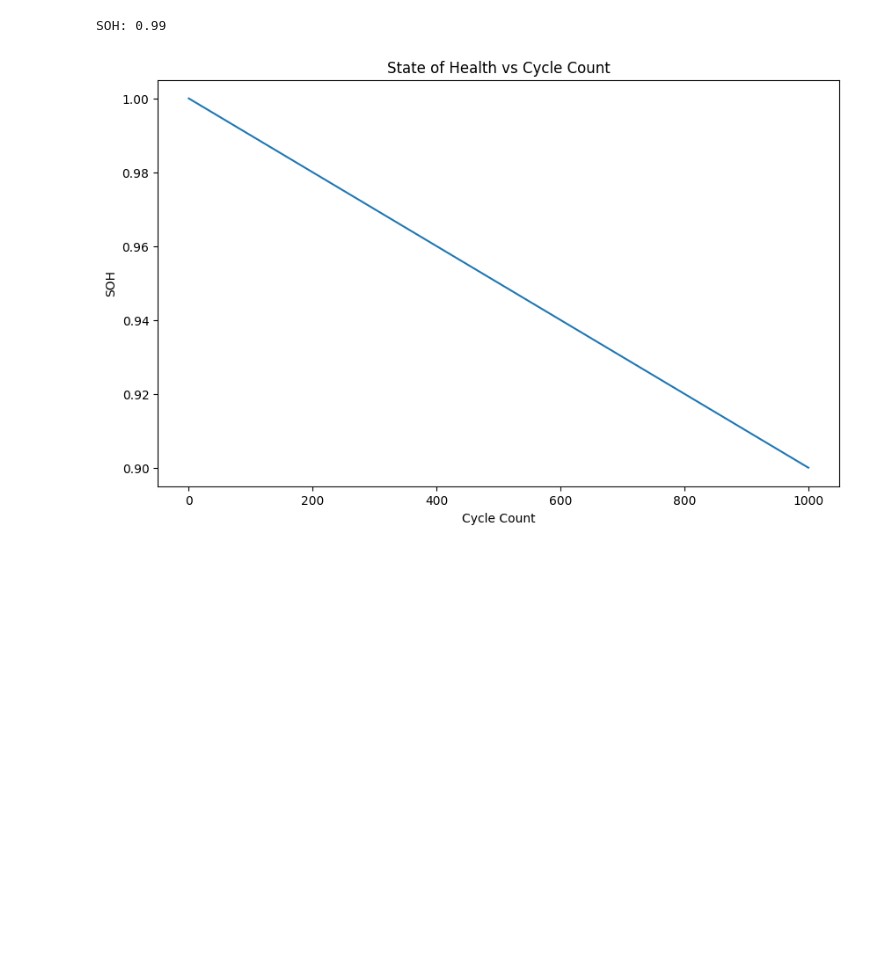
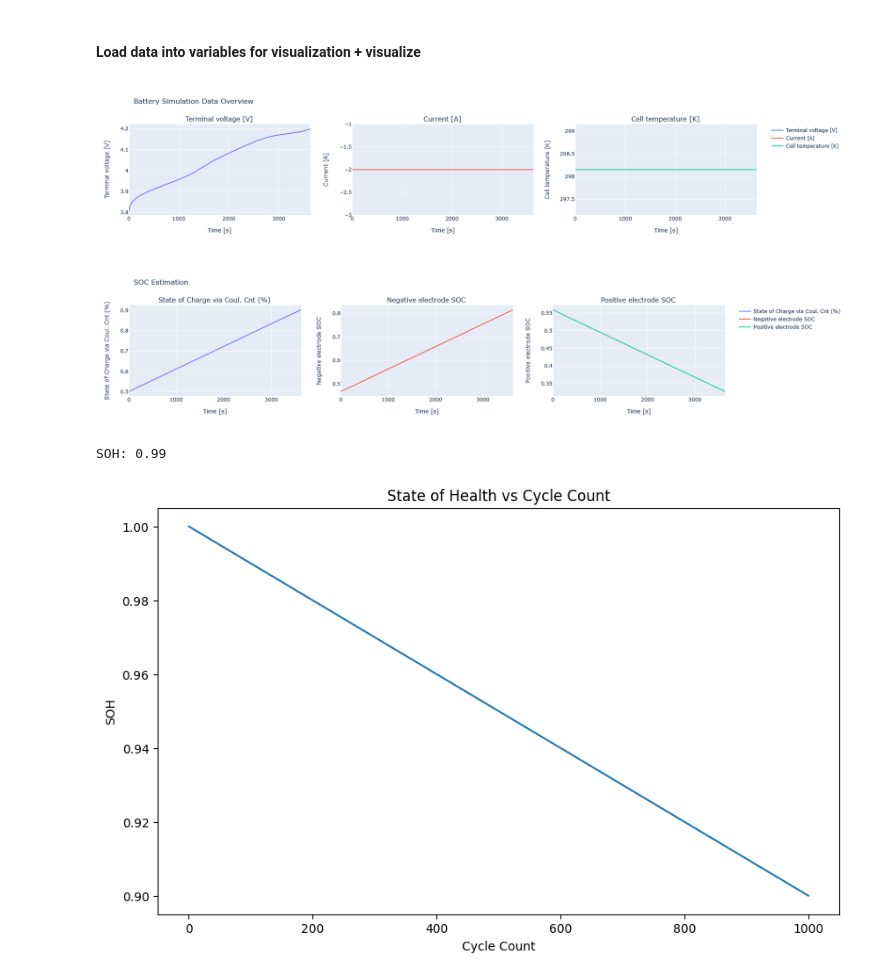
Before and after one commit to javaidb/battery-soc-estimation-kf, a Jupyter notebook: notebooks/batt_estimation_simple.ipynb, the cells around one changed output. Saved outputs shown, nothing was run; the diff lists cells and outputs as text; code cells hidden in the pictures; blank space fills up the shorter version.

```diff
--- a/notebooks/batt_estimation_simple.ipynb
+++ b/notebooks/batt_estimation_simple.ipynb
@@ -69,0 +22,22 @@ fig_soc.show()
+# %%
+from utils.pybamm_data_generator import generate_sim_single_phase
+from models.soc_estimation import coulomb_counting
+from models.soh_estimation import capacity_fade
+
+#====================================
+capacity_Ah = 5 # Ah
+
+initial_soc_percent = 50
+cc_demand_A = -2
+
+evaluation_time_step = 10 # s
+num_points = 1000 # datapoints
+#====================================
+
+sim = generate_sim_single_phase(
+    current=cc_demand_A,
+    num_points=num_points,
+    dt=evaluation_time_step,
+    capacity_Ah=capacity_Ah,
+    initial_soc_percent=initial_soc_percent
+)
@@ -70 +52,28 @@ fig_soc.show()
+# %% [markdown]
+<h4> Load data into variables for visualization + visualize </h4>
+# %%
+from utils.pybamm_data_generator import extract_entries_from_sim
+
+entries_of_interest  = [
+    "Time [s]",
+    "Terminal voltage [V]",
+    "Current [A]",
+    "Cell temperature [K]",
+    "Negative electrode SOC",
+    "Positive electrode SOC"
+]
+
+time, voltage, current, temperature, neg_soc, pos_soc = extract_entries_from_sim(
+    sim,
+    entries_of_interest
+)
+# %%
+from utils.notebook_utils import create_dynamic_line_plots
+create_dynamic_line_plots([voltage, current, temperature], time)
+
+soc = coulomb_counting(current["data"], time["data"], initial_soc_percent, capacity_Ah)
+create_dynamic_line_plots([soc, neg_soc, pos_soc], time, "SOC Estimation")
+# %% [output]
+[figure, added]
+[figure, added]
 # %%
```
Also changed, not shown: parts of 8 cells of this notebook.
